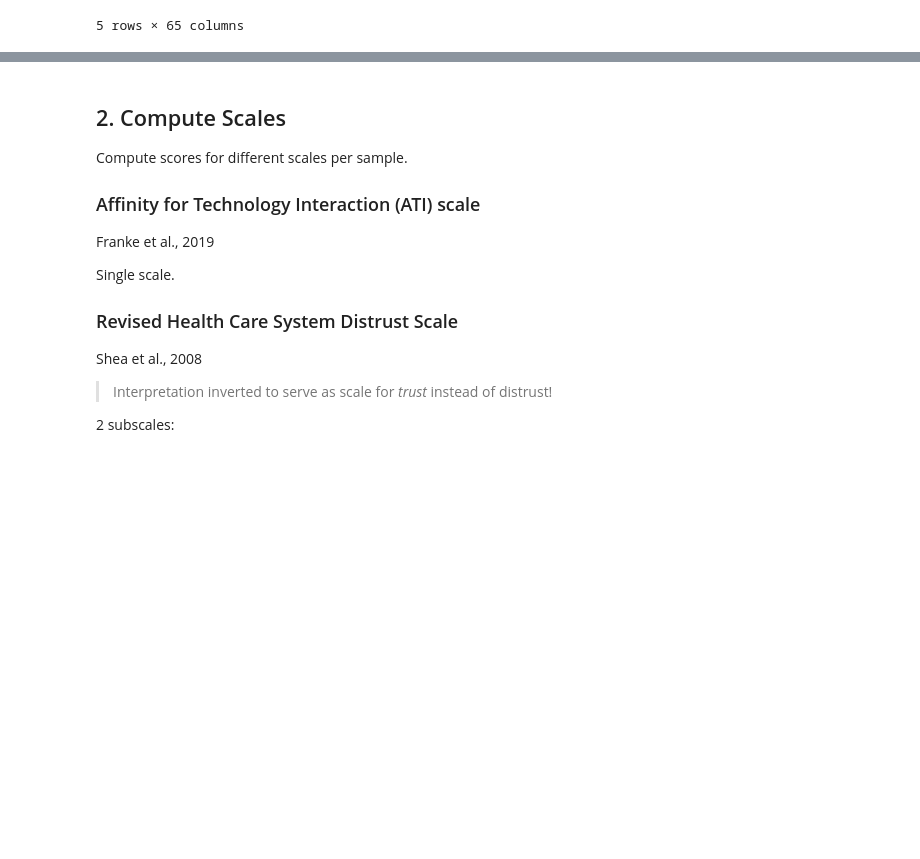
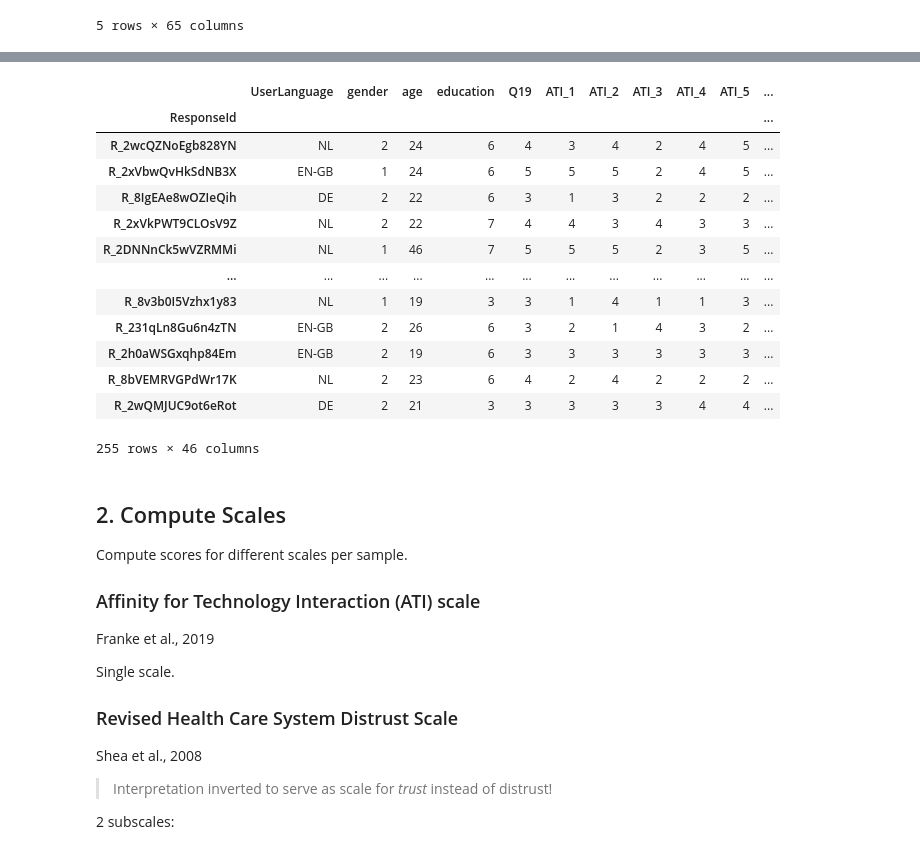
Before and after one commit to TimWiesner99/thesis-analysis, a Jupyter notebook: processing/preprocessing.ipynb, the cells around one changed output, grey strips where cells are left out. Drawn from its saved outputs; the diff is of its cells as text; code cells hidden in the pictures; blank space fills up the shorter version.

```diff
--- a/processing/preprocessing.ipynb
+++ b/processing/preprocessing.ipynb
@@ -49,0 +97,58 @@ data
+# %%
+# Convert data types explicitly for each column
+
+# Metadata columns (Qualtrics system fields)
+data['UserLanguage'] = data['UserLanguage'].astype(str)
+
+# Demographics
+data['gender'] = data['gender'].astype(int)
+data['age'] = data['age'].astype(int)
+data['education'] = data['education'].astype(int)
+
+# AI-experience question
+data['Q19'] = data['Q19'].astype(int)
+
+# ATI scale items (likert 5)
+for i in range(1, 10):
+    data[f'ATI_{i}'] = data[f'ATI_{i}'].astype(int)
+
+# HCSDS scale items (likert 5)
+hcsds_items = ['HCSDS_C1', 'HCSDS_V1', 'HCSDS_C2', 'HCSDS_C3', 'HCSDS_V2', 'HCSDS_C4', 'HCSDS_V3', 'HCSDS_V4', 'HCSDS_V5']
+for item in hcsds_items:
+    data[item] = data[item].astype(int)
+
+# Manipulation checks
+for i in range(1, 5):
+    data[f'manip_check1_{i}'] = data[f'manip_check1_{i}'].astype(int)
+data['manip_check2'] = data['manip_check2'].astype(str)
+
+# Trust in Automation scale items (likert 5)
+tia_items = ['TiA_RC1', 'TiA_F1', 'TiA_Pro1', 'TiA_RC2', 'TiA_UP2', 'TiA_T1',
+             'TiA_RC3', 'TiA_UP3', 'TiA_Pro2', 'TiA_RC4', 'TiA_T2', 'TiA_RC5',
+             'TiA_UP4', 'TiA_F2', 'TiA_Pro3', 'TiA_RC6']
+for item in tia_items:
+    data[item] = data[item].astype(int)
+
+# Remap experimental condition from string labels to integer values
+data['stimulus_group'] = data['stimulus_group'].replace({
+    'control': get_value_for_label('stimulus_group', 'control'),
+    'uncertainty': get_value_for_label('stimulus_group', 'uncertainty')
+})
+data['stimulus_group'] = data['stimulus_group'].astype(int)
+
+data
+# %% [output]
+|  | UserLanguage | gender | age | education | Q19 | ATI_1 | ATI_2 | ATI_3 | ATI_4 | ATI_5 | ... |
+| ResponseId |  |  |  |  |  |  |  |  |  |  | ... |
+| R_2wcQZNoEgb828YN | NL | 2 | 24 | 6 | 4 | 3 | 4 | 2 | 4 | 5 | ... |
+| R_2xVbwQvHkSdNB3X | EN-GB | 1 | 24 | 6 | 5 | 5 | 5 | 2 | 4 | 5 | ... |
+| R_8IgEAe8wOZIeQih | DE | 2 | 22 | 6 | 3 | 1 | 3 | 2 | 2 | 2 | ... |
+| R_2xVkPWT9CLOsV9Z | NL | 2 | 22 | 7 | 4 | 4 | 3 | 4 | 3 | 3 | ... |
+| R_2DNNnCk5wVZRMMi | NL | 1 | 46 | 7 | 5 | 5 | 5 | 2 | 3 | 5 | ... |
+| ... | ... | ... | ... | ... | ... | ... | ... | ... | ... | ... | ... |
+| R_8v3b0I5Vzhx1y83 | NL | 1 | 19 | 3 | 3 | 1 | 4 | 1 | 1 | 3 | ... |
+| R_231qLn8Gu6n4zTN | EN-GB | 2 | 26 | 6 | 3 | 2 | 1 | 4 | 3 | 2 | ... |
+| R_2h0aWSGxqhp84Em | EN-GB | 2 | 19 | 6 | 3 | 3 | 3 | 3 | 3 | 3 | ... |
+| R_8bVEMRVGPdWr17K | NL | 2 | 23 | 6 | 4 | 2 | 4 | 2 | 2 | 2 | ... |
+| R_2wQMJUC9ot6eRot | DE | 2 | 21 | 3 | 3 | 3 | 3 | 3 | 4 | 4 | ... |
+255 rows × 46 columns
```
Also changed, not shown: parts of 5 cells of this notebook, 4 other files.
